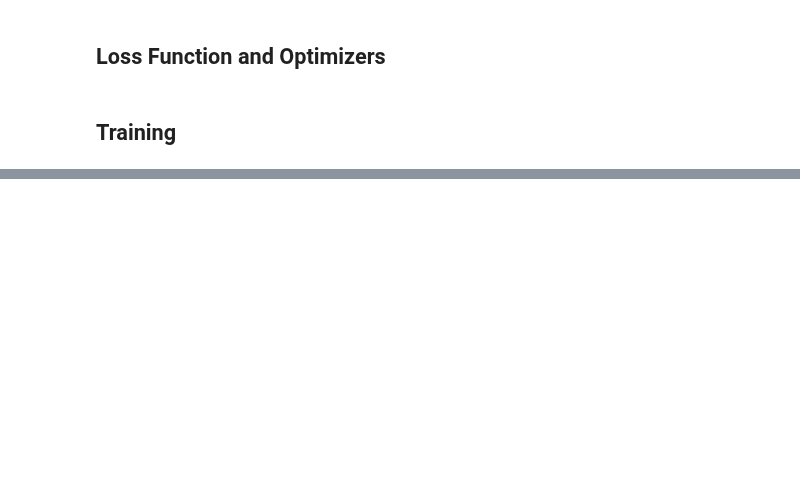
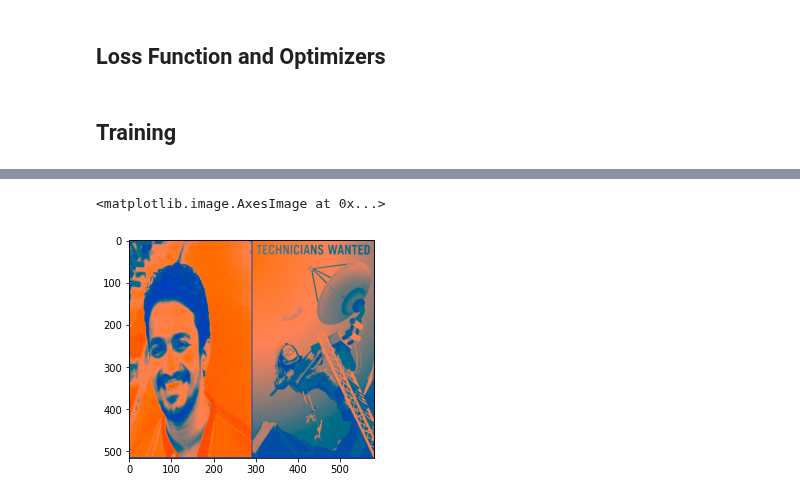
Before and after one commit to sachithdickwella/computervision-pytorch, a Jupyter notebook: src/ipynb/gray_to_color-dcgan.ipynb, the cells around one changed output, grey strips where cells are left out. Saved outputs shown, nothing was run; the diff lists cells and outputs as text; code cells hidden in the pictures; blank space fills up the shorter version.

```diff
--- a/src/ipynb/gray_to_color-dcgan.ipynb
+++ b/src/ipynb/gray_to_color-dcgan.ipynb
@@ -517,9 +507,16 @@ plt.show()
 def lab_to_rgb(im):
 
     if str(type(im)).find('torch') != -1:
-        im = im.numpy().astype(np.uint8) * 255
+        im = im.numpy() * 255
 
     if len(im.shape) == 3 and im.shape[2] > 3:
-        im = np.transpose(im, (1, 2, 0))
+        im = np.transpose(im, (1, 2, 0)).astype(np.uint8)
 
     return cv2.cvtColor(im, code=cv2.COLOR_LAB2RGB)
+# %%
+color = lab_to_rgb(im_l)
+
+plt.imshow(color)
+# %% [output]
+<matplotlib.image.AxesImage at 0x...>
+[figure, added]
```
Also changed, not shown: parts of 8 cells of this notebook.
